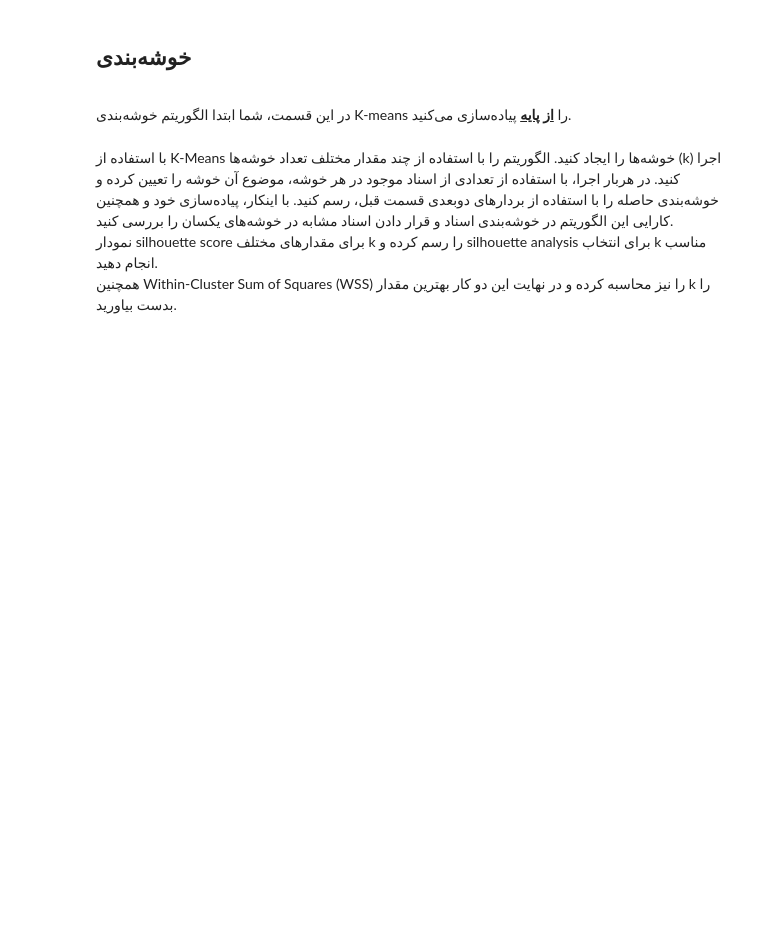
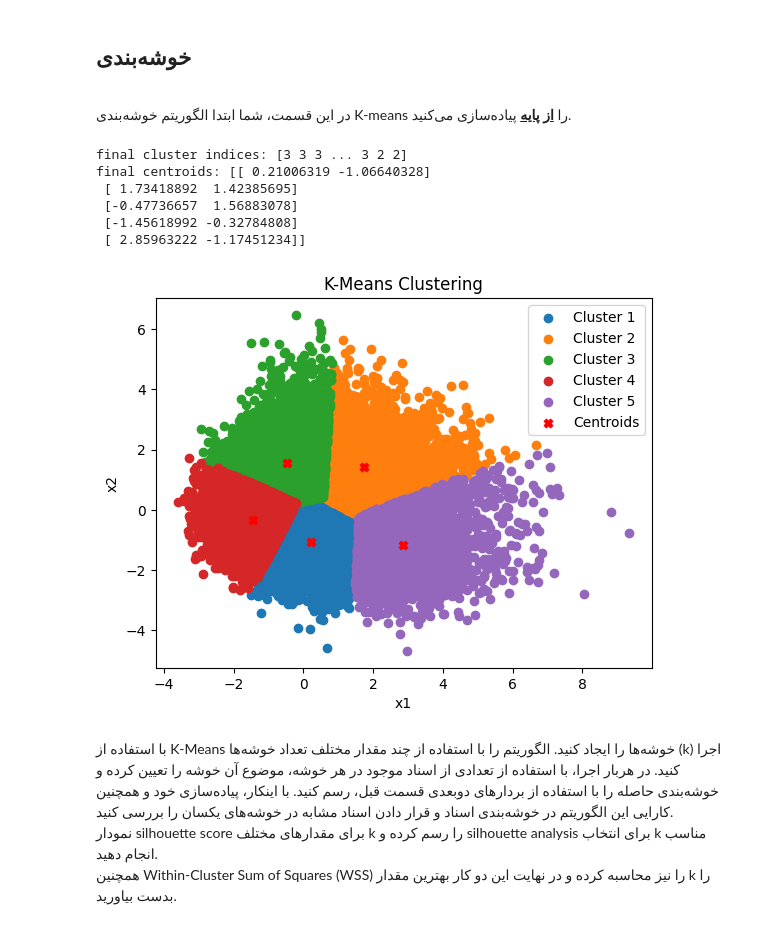
Before and after one commit to sehbeygi79/K-Means, a Jupyter notebook: k-means.ipynb, the cells around one changed output. Cells and saved outputs as stored; diff of their text form; code cells hidden in the pictures; blank space fills up the shorter version.

```diff
--- a/k-means.ipynb
+++ b/k-means.ipynb
@@ -78,7 +72,7 @@ for col in non_numeric_columns:
 </div>
 # %%
 # standardization
-def standard_scalar(df, numeric_columns=None):
+def standardize(df, numeric_columns=None):
     if numeric_columns is None:
         numeric_columns = df.select_dtypes(include=["number"]).columns.tolist()
 
@@ -106,7 +100,7 @@ def standard_scalar(df, numeric_columns=None):
 برای ترشولدی که انتخاب کردید دلیل بیاورید و شهود این متغیر را توضیح دهید.
 </div>
 # %%
-def reduce_dimension(embedding, n_components):
+def reduce_dimension(embedding, n_components=None):
     """
     Performs dimensional reduction using PCA with n components left behind
 
@@ -122,4 +116,8 @@ def reduce_dimension(embedding, n_components):
     """
     pca = PCA(n_components)
     pca.fit(embedding)
+    explained_variance_ratio = pca.explained_variance_ratio_
+    print(
+        f"Explained Variance Ratio for Each PC: {explained_variance_ratio} \nwith len= {len(explained_variance_ratio)}"
+    )
     return pca.transform(embedding)
@@ -135,0 +124,5 @@ AttributeError: 'dict' object has no attribute 'dtypes'
+# %%
+
+normalized_data, raw_data_column_stats = standardize(data)
+latent_data = reduce_dimension(normalized_data, .2)
+print(latent_data.shape)
@@ -191,3 +201,20 @@ def cluster_kmeans(emb_vecs, n_clusters):
+# %%
+n_clusters = 5
+kmeans = KMeans(n_clusters=n_clusters)
+final_centroids, final_cluster_indices = kmeans.fit(latent_data)
+
+print("final cluster indices:", final_cluster_indices)
+print("final centroids:", final_centroids)
+
+kmeans.visualize()
+# %% [output]
+final cluster indices: [3 3 3 ... 3 2 2]
+final centroids: [[ 0.21006319 -1.06640328]
+ [ 1.73418892  1.42385695]
+ [-0.47736657  1.56883078]
+ [-1.45618992 -0.32784808]
+ [ 2.85963222 -1.17451234]]
+[figure, added]
 # %% [markdown]
 <div dir="rtl">
  با استفاده از K-Means خوشه‌ها را ایجاد کنید. الگوریتم را با استفاده از چند مقدار مختلف تعداد خوشه‌ها (k) اجرا کنید. در هربار اجرا، با استفاده از تعدادی از اسناد موجود در هر خوشه، موضوع آن خوشه را تعیین کرده و خوشه‌بندی حاصله را با استفاده از بردار‌های دوبعدی قسمت قبل، رسم کنید. با اینکار، پیاده‌سازی خود و همچنین کارایی این الگوریتم در خوشه‌بندی اسناد و قرار دادن اسناد مشابه در خوشه‌های یکسان را بررسی کنید.
```
Also changed, not shown: parts of 6 cells of this notebook.
